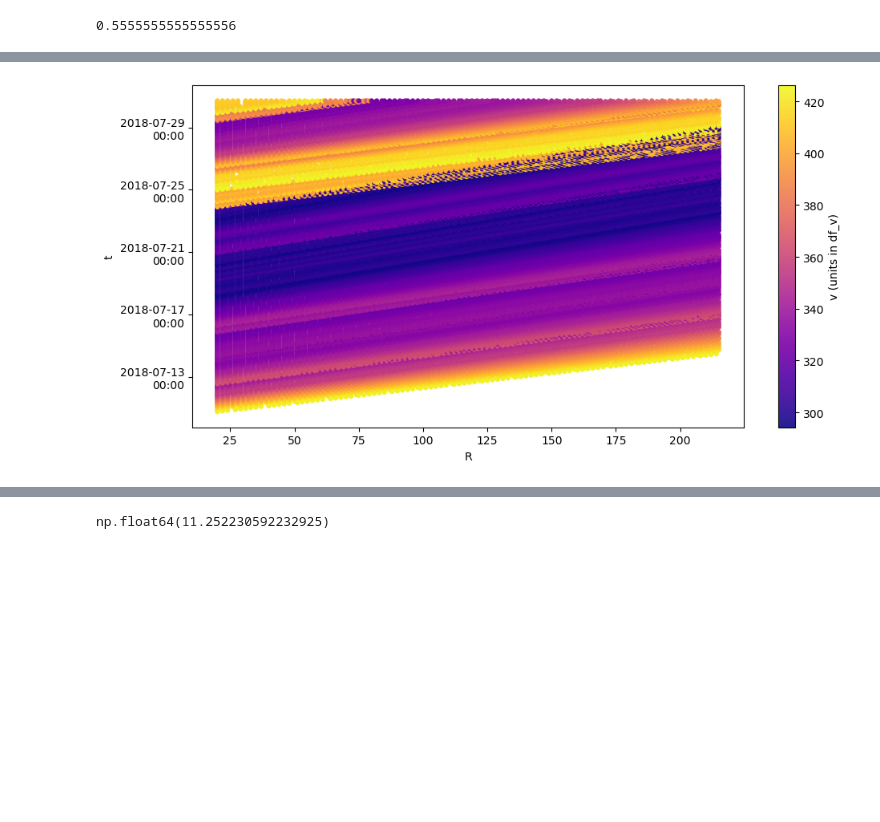
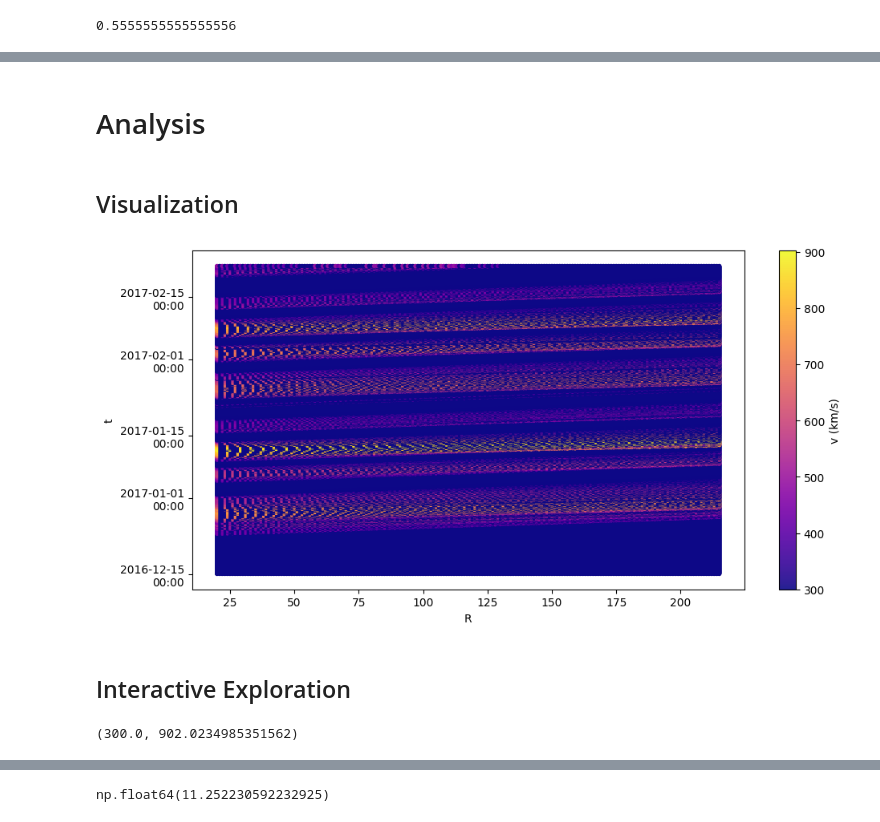
Before and after one commit to oscu0/helio-n, a Jupyter notebook: SW.ipynb, the cells around one changed output, grey strips where cells are left out. Saved outputs shown, nothing was run; the diff lists cells and outputs as text; code cells hidden in the pictures; blank space fills up the shorter version.

```diff
--- a/SW.ipynb
+++ b/SW.ipynb
@@ -26,0 +80,8 @@ AttributeError: Can only use .str accessor with string values!
+# %%
+slow_sw_speed = 300
+v_min = slow_sw_speed
+a = 180
+alpha = 0.6
+
+def v_from_area(s):
+    return v_min + a * (s ** alpha)
@@ -184,38 +326,30 @@ TypeError: can only concatenate str (not "Timedelta") to str
+# %% [markdown]
+# Analysis
+# %% [markdown]
+## Visualization
 # %%
-# plot t vs R with v as color
-import matplotlib.pyplot as plt
-import matplotlib.dates as mdates
-
-tmp = df.xs(120.0, level="phi").reset_index()  # index -> columns: date, R, v
-tmp["date"] = pd.to_datetime(tmp["date"])
-
-# reduce v lists to a scalar (mean) and drop empties
-tmp["v_scalar"] = tmp["v"].apply(
-    lambda x: (
-        np.nan
-        if (not isinstance(x, (list, tuple, np.ndarray)) or len(x) == 0)
-        else x[-1]
-    )
-)
-plot_df = tmp.dropna(subset=["v_scalar"])
+# plot t vs R with v as color for phi ~ 120 deg
+phi_target = 120.0
+phi_idx = int(np.argmin(np.abs(phi_axis - phi_target)))
+slice_tr = V_grid[:, phi_idx, :]
+ti, ri = np.where(~np.isnan(slice_tr))
 
 plt.figure(figsize=(10, 5))
 sc = plt.scatter(
-    plot_df["R"],
-    plot_df["date"],
-    c=plot_df["v_scalar"],
+    r_axis[ri],
+    time_axis[ti],
+    c=slice_tr[ti, ri],
     cmap="plasma",
-    s=12,
+    s=8,
     alpha=0.9,
 )
-plt.colorbar(sc, label="v (units in df_v)")
+plt.colorbar(sc, label="v (km/s)")
 plt.xlabel("R")
 plt.ylabel("t")
 ax = plt.gca()
 ax.yaxis.set_major_locator(mdates.AutoDateLocator())
 ax.yaxis.set_major_formatter(mdates.DateFormatter("%Y-%m-%d\n%H:%M"))
 plt.tight_layout()
 plt.show()
-# ...existing code...
 # %% [output]
-[figure, old version]
+[figure, new version]
@@ -224,10 +356,9 @@ df_head = df.head(2000)
+# %% [markdown]
+## Interactive Exploration
 # %%
-# compute global v min/max across the whole dataframe (extract scalar from lists)
-v_scalar_all = df["v"].apply(
-    lambda x: np.nan
-    if (not isinstance(x, (list, tuple, np.ndarray)) or len(x) == 0)
-    else max(x)
-)
-vmin = 150
-vmax = float(v_scalar_all.max())
+# compute global v min/max for default processed grid (max mode)
+vmin, vmax = post_vlims["max"]
+vmin, vmax
+# %% [output]
+(300.0, 902.0234985351562)
 # %%
```
Also changed, not shown: parts of 47 cells of this notebook.
